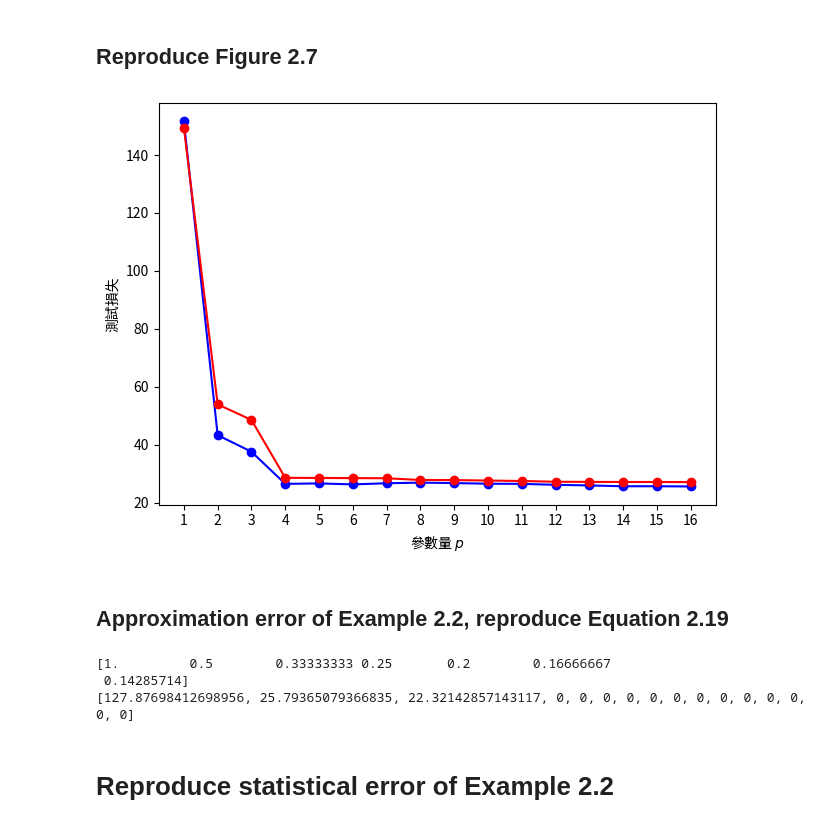
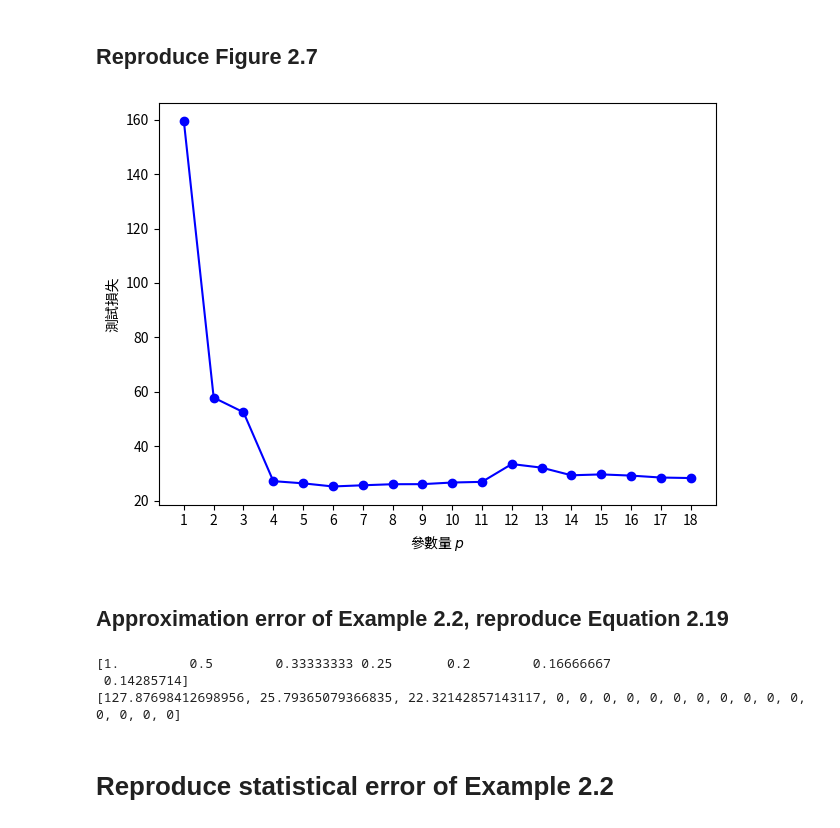
Before and after one commit to gnitnaw/Programs, a Jupyter notebook: Chapter2/DSML_Polynomial_Regression_TW.ipynb, the cells around one changed output. Drawn from its saved outputs; the diff is of its cells as text; code cells hidden in the pictures.

```diff
--- a/Chapter2/DSML_Polynomial_Regression_TW.ipynb
+++ b/Chapter2/DSML_Polynomial_Regression_TW.ipynb
@@ -96,7 +96,7 @@ plt.show()
 # %% [markdown]
 ## 生成圖2.6
 # %%
-max_p = 16 # More than 16 may get singular matrix
+max_p = 18 # More than 16 may get singular matrix
 p_range = np.arange(1, max_p + 1, 1)
 X = np.ones((n, 1))
 #betahat, trainloss = {}, {}
@@ -150,29 +150,29 @@ plt.show()
 # %%
 # generate test data
 u_test, y_test = generate_data(beta, sig, n)
 
 MSE = []
 X_test = np.ones((n, 1))
 
 for p in p_range:
     if p > 1:
         X_test = np.hstack((X_test, u_test**(p-1)))
 
     y_hat = X_test @ betahat[p]  # predictions
     MSE.append(np.sum((y_test - y_hat)**2/n))
 
 # %%%%%%%%%%%%%%%%%%%%%%%%%%%%%%%%%%%%%%%%%
 plt.plot(p_range, MSE, 'bo-', label = 'test loss')
-plt.plot(p_range, trainloss, 'ro-')
+#plt.plot(p_range, trainloss, 'ro-')
 plt.xticks(ticks=p_range)
 plt.xlabel('參數量 $p$')
 plt.ylabel('測試損失')
 plt.tight_layout()
-plt.savefig('MSEpy.pdf',format='pdf')
+plt.savefig('MSEpy_test.pdf',format='pdf')
 plt.show()
 # %%%%%%%%%%%%%%%%%%%%%%%%%%%%%%%%%%%%%%%%%
 # %% [output]
-[figure, old version]
+[figure, new version]
 # %% [markdown]
 ## Approximation error of Example 2.2, reproduce Equation 2.19
 # %%
@@ -201,7 +201,7 @@ print(aproxloss)
 # %% [output]
 [1.         0.5        0.33333333 0.25       0.2        0.16666667
  0.14285714]
-[127.87698412698956, 25.79365079366835, 22.32142857143117, 0, 0, 0, 0, 0, 0, 0, 0, 0, 0, 0, 0, 0]
+[127.87698412698956, 25.79365079366835, 22.32142857143117, 0, 0, 0, 0, 0, 0, 0, 0, 0, 0, 0, 0, 0, 0, 0]
 # %% [markdown]
 # Reproduce statistical error of Example 2.2
 # %%
```
Also changed, not shown: parts of 11 cells of this notebook.
